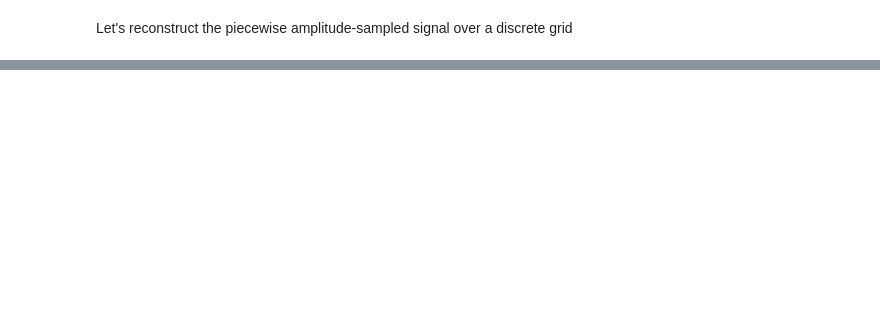
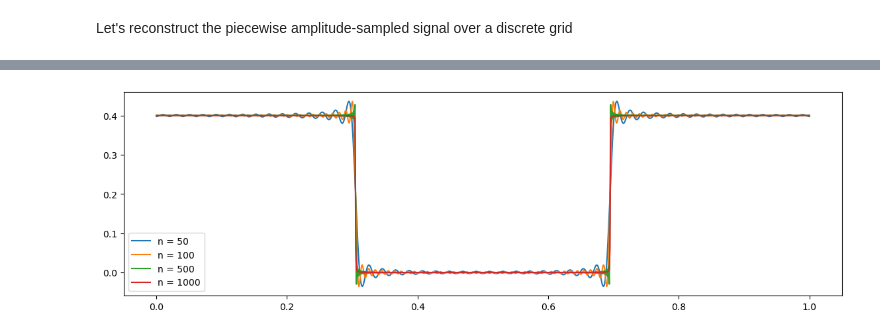
Before and after one commit to lindafabs/Semester-Project, a Jupyter notebook: linda.ipynb, the cells around one changed output, grey strips where cells are left out. Cells and saved outputs as stored; diff of their text form; code cells hidden in the pictures; blank space fills up the shorter version.

```diff
--- a/linda.ipynb
+++ b/linda.ipynb
@@ -277,0 +285,17 @@ plt.show()
+# %%
+# Test
+pulse_times= decompose(t, q_idx, T)
+
+duty_1 = pulse_times[7][0] - pulse_times[6][1]
+duty_2 = pulse_times[5][0] - pulse_times[4][1]
+duty_3 = pulse_times[3][0] - pulse_times[2][1]
+
+duty_4 = pulse_times[1][0] - pulse_times[0][1]
+
+duty_list = [duty_1, duty_2, duty_3, duty_4]
+
+print ( pulse_times[1][0], pulse_times[0][1], duty_4)
+
+x = np.linspace(0, T, 1000) #time vector
+A = 1
+T = 1
@@ -277,0 +349,20 @@ plt.show()
+# %%
+def fs(amp, T, n, duty, t ):
+
+    delta = duty/2
+    a0 = amp*duty/T
+    F = a0
+
+    for i in range(1,n):
+        an = 2*amp/(i*np.pi) * np.sin(i*2*np.pi*delta/T)
+        F_n  = an*np.cos(i*2*np.pi*t/T)
+
+        F = F + F_n
+
+    return F
+# %%
+for k in (50,100,500,1000):
+    plt.plot(x,  fs(step, T, k, duty_1, x), label='n = {}'.format(k))
+    plt.legend()
+# %% [output]
+[figure, added]
```
Also changed, not shown: parts of 23 cells of this notebook.
